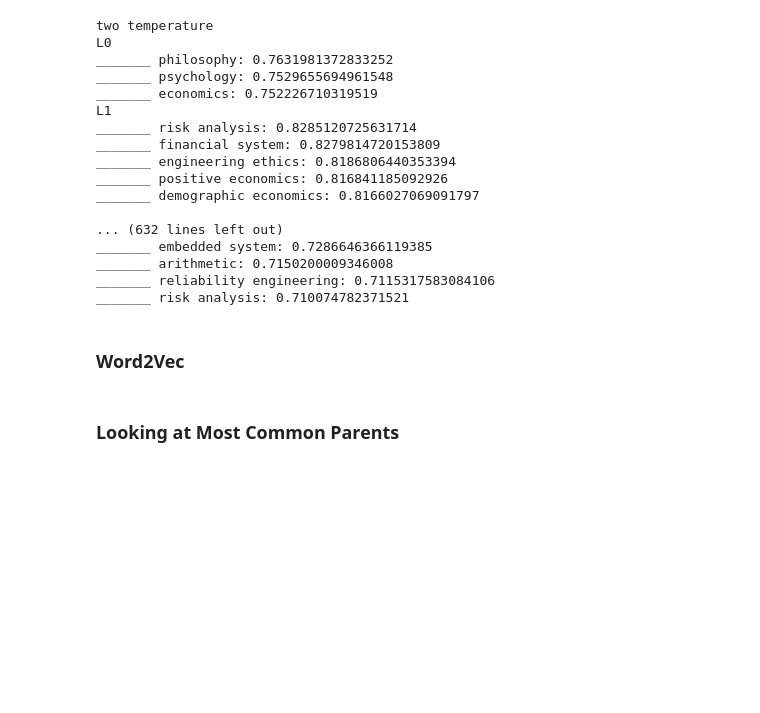
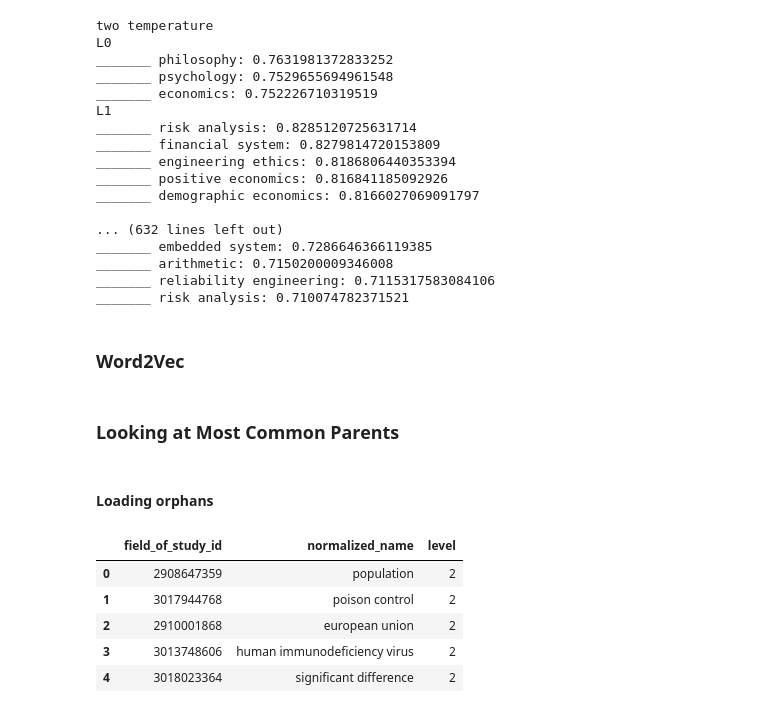
Before and after one commit to jpbarret13/MAG-model-code, a Jupyter notebook: ORPHANS/looking_into_orphans.ipynb, the cells around one changed output. Saved outputs shown, nothing was run; the diff lists cells and outputs as text; code cells hidden in the pictures; blank space fills up the shorter version.

```diff
--- a/ORPHANS/looking_into_orphans.ipynb
+++ b/ORPHANS/looking_into_orphans.ipynb
@@ -156,5 +114,3 @@ orphan_df.merge(openalex_concepts, how='inner', on='normalized_name')['level'].v
 Name: level, dtype: int64
 # %%
 orphan_and_wiki = orphan_df.merge(openalex_concepts, how='inner', on='normalized_name')
-# %%
-orphan_and_wiki['child'] = orphan_and_wiki['child'].apply(lambda x: 1 if len(x) == 0 else x)
@@ -285,3 +222,14 @@ model = Word2Vec(sentences=common_texts, vector_size=100, window=5, min_count=1,
 model.save("word2vec.model")
 # %% [markdown]
 ### Looking at Most Common Parents
+# %% [markdown]
+#### Loading orphans
+# %%
+orphan_and_wiki.head()
+# %% [output]
+|  | field_of_study_id | normalized_name | level |
+| 0 | 2908647359 | population | 2 |
+| 1 | 3017944768 | poison control | 2 |
+| 2 | 2910001868 | european union | 2 |
+| 3 | 3013748606 | human immunodeficiency virus | 2 |
+| 4 | 3018023364 | significant difference | 2 |
```
Also changed, not shown: parts of 31 cells of this notebook, 8 other files.
